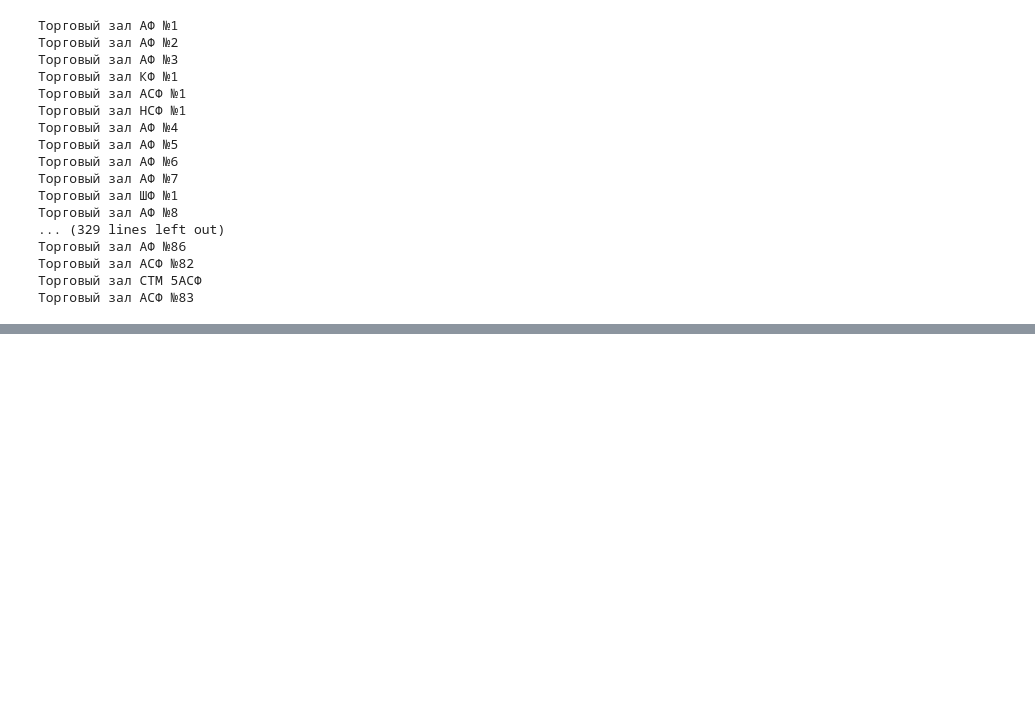
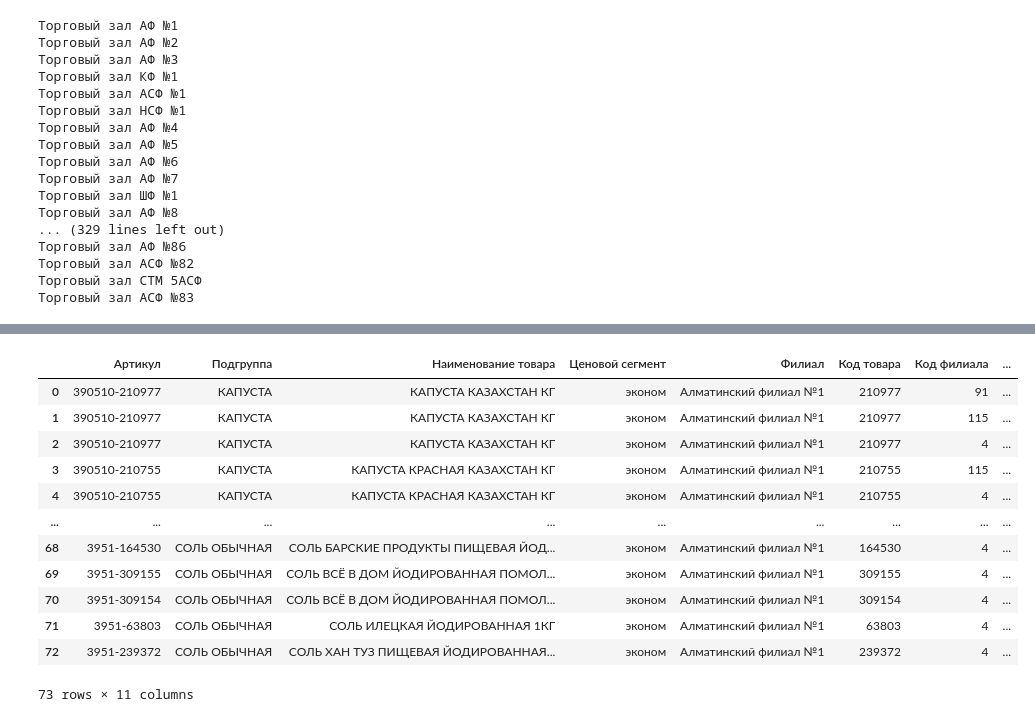
Before and after one commit to OPELsinus/robot-filling-2t-1157, a Jupyter notebook: main.ipynb, the cells around one changed output, grey strips where cells are left out. Drawn from its saved outputs; the diff is of its cells as text; code cells hidden in the pictures; blank space fills up the shorter version.

```diff
--- a/main.ipynb
+++ b/main.ipynb
@@ -101,3 +99,23 @@ for i in df['Код филиала']:
     for j in df[df['Код филиала'] == i]['Подгруппа'].unique():
         print(i, j, '|||', sum(df[(df['Код филиала'] == i) & (df['Подгруппа'] == j)]['Фактические остатки']))
     print('===============\n\n')
+# %%
+import pandas as pd
+
+df = pd.read_excel(r'C:\Users\Abdykarim.D\PycharmProjects\robot-1157-DWH\working_path\Splitted\Алматинский филиал №1_2023-07-12.xlsx', header=0)
+# df.columns = ['Артикул', 'Подгруппа', 'Наименование товара', 'Ценовой сегмент', 'Филиал', 'Код товара', 'Код филиала', 'Учётные остатки', 'Фактические остатки', 'Свободные остатки', 'Кол-во проблемных']
+df
+# %% [output]
+|  | Артикул | Подгруппа | Наименование товара | Ценовой сегмент | Филиал | Код товара | Код филиала | ... |
+| 0 | 390510-210977 | КАПУСТА | КАПУСТА КАЗАХСТАН КГ | эконом | Алматинский филиал №1 | 210977 | 91 | ... |
+| 1 | 390510-210977 | КАПУСТА | КАПУСТА КАЗАХСТАН КГ | эконом | Алматинский филиал №1 | 210977 | 115 | ... |
+| 2 | 390510-210977 | КАПУСТА | КАПУСТА КАЗАХСТАН КГ | эконом | Алматинский филиал №1 | 210977 | 4 | ... |
+| 3 | 390510-210755 | КАПУСТА | КАПУСТА КРАСНАЯ КАЗАХСТАН КГ | эконом | Алматинский филиал №1 | 210755 | 115 | ... |
+| 4 | 390510-210755 | КАПУСТА | КАПУСТА КРАСНАЯ КАЗАХСТАН КГ | эконом | Алматинский филиал №1 | 210755 | 4 | ... |
+| ... | ... | ... | ... | ... | ... | ... | ... | ... |
+| 68 | 3951-164530 | СОЛЬ ОБЫЧНАЯ | СОЛЬ БАРСКИЕ ПРОДУКТЫ ПИЩЕВАЯ ЙОД... | эконом | Алматинский филиал №1 | 164530 | 4 | ... |
+| 69 | 3951-309155 | СОЛЬ ОБЫЧНАЯ | СОЛЬ ВСЁ В ДОМ ЙОДИРОВАННАЯ ПОМОЛ... | эконом | Алматинский филиал №1 | 309155 | 4 | ... |
+| 70 | 3951-309154 | СОЛЬ ОБЫЧНАЯ | СОЛЬ ВСЁ В ДОМ ЙОДИРОВАННАЯ ПОМОЛ... | эконом | Алматинский филиал №1 | 309154 | 4 | ... |
+| 71 | 3951-63803 | СОЛЬ ОБЫЧНАЯ | СОЛЬ ИЛЕЦКАЯ ЙОДИРОВАННАЯ 1КГ | эконом | Алматинский филиал №1 | 63803 | 4 | ... |
+| 72 | 3951-239372 | СОЛЬ ОБЫЧНАЯ | СОЛЬ ХАН ТУЗ ПИЩЕВАЯ ЙОДИРОВАННАЯ... | эконом | Алматинский филиал №1 | 239372 | 4 | ... |
+73 rows × 11 columns
```
Also changed, not shown: parts of 7 cells of this notebook, 4 other files.
